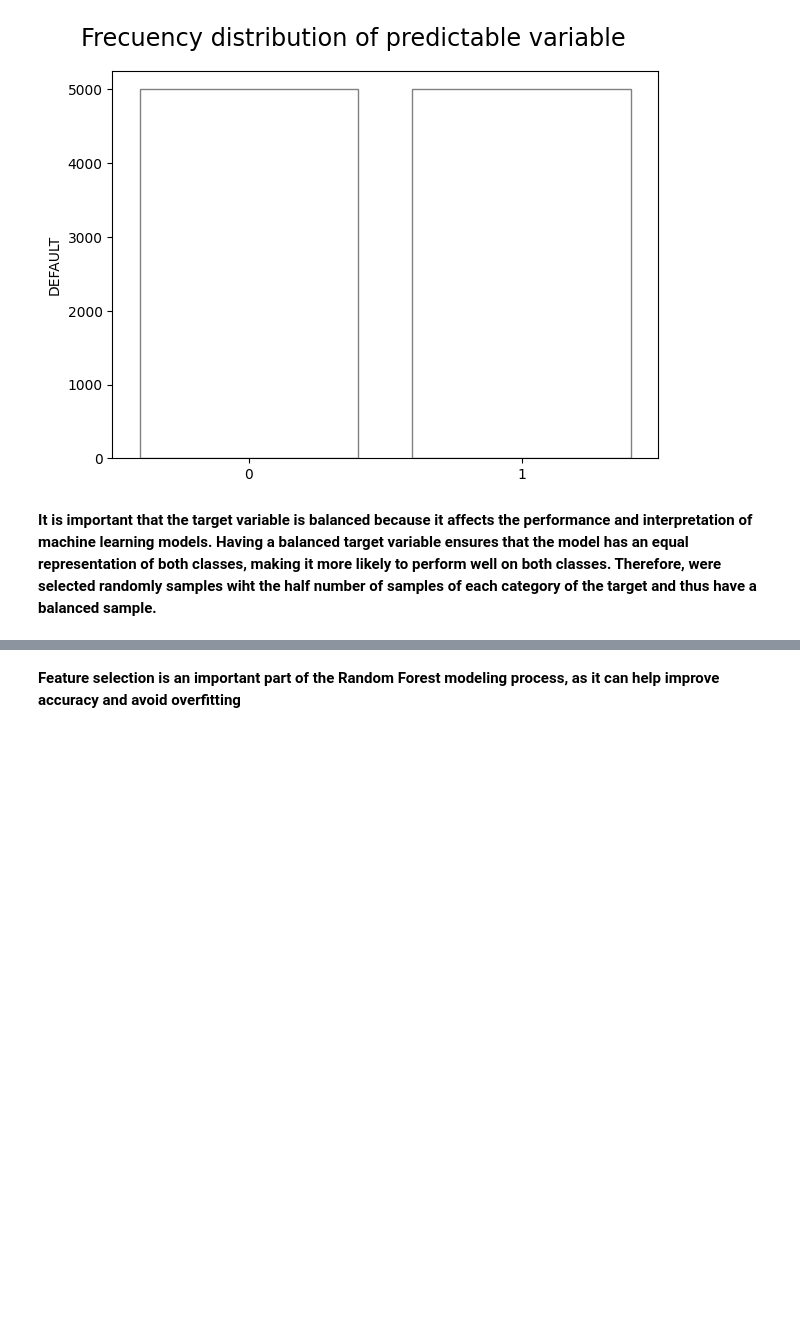
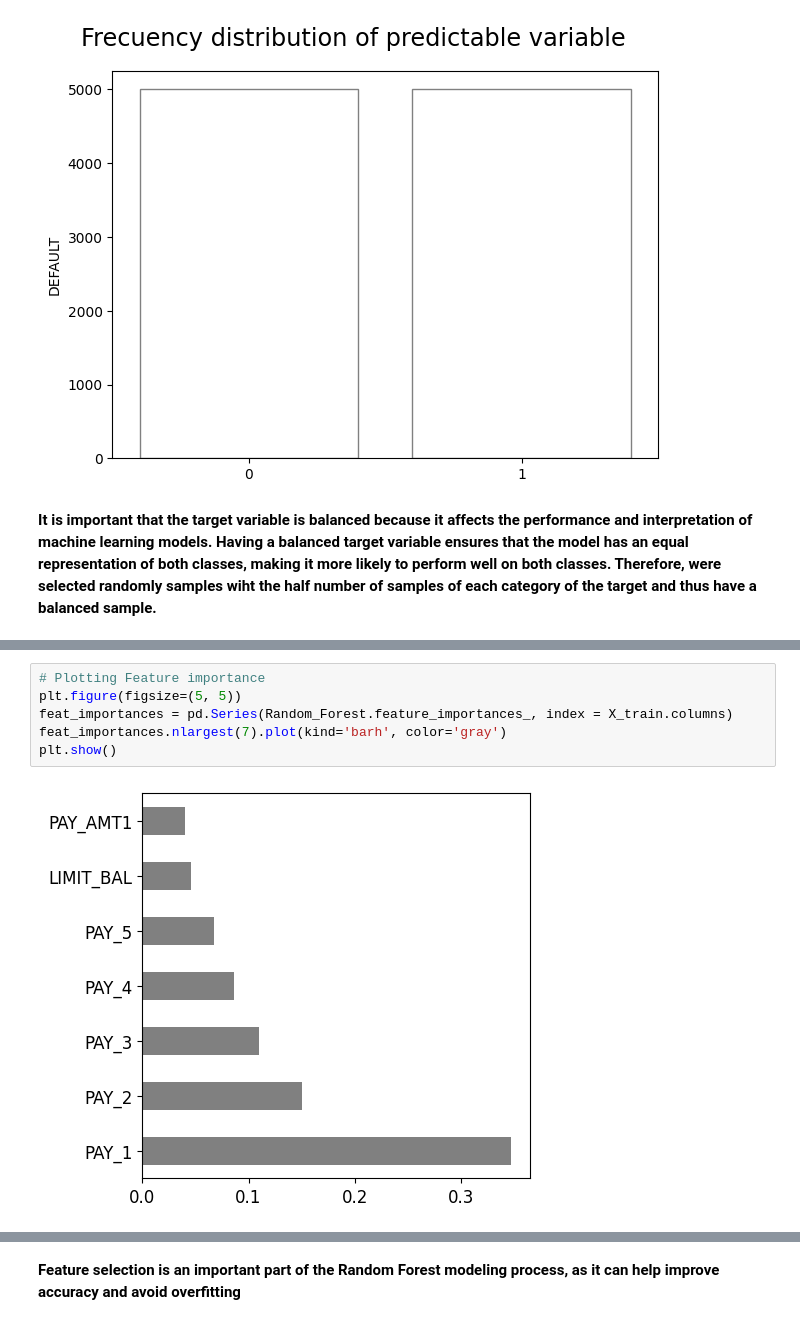
Before and after one commit to pagrkonecta/Konecta_Test, a Jupyter notebook: Konecta_Test_PAGR.ipynb, the cells around one changed output, grey strips where cells are left out. Cells and saved outputs as stored; diff of their text form; blank space fills up the shorter version.

```diff
--- a/Konecta_Test_PAGR.ipynb
+++ b/Konecta_Test_PAGR.ipynb
@@ -524,0 +638,8 @@ Use k-fold cross-validation to evaluate the performance of the new model.
+# %%
+# Plotting Feature importance
+plt.figure(figsize=(5, 5))
+feat_importances = pd.Series(Random_Forest.feature_importances_, index = X_train.columns)
+feat_importances.nlargest(7).plot(kind='barh', color='gray')
+plt.show()
+# %% [output]
+[figure, added]
```
Also changed, not shown: parts of 27 cells of this notebook.
